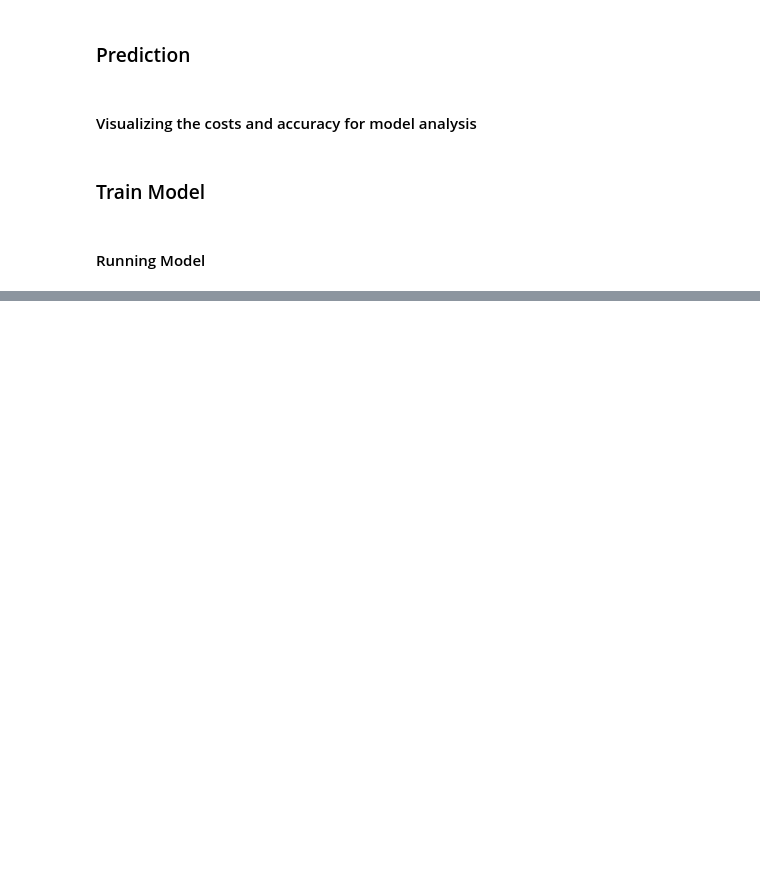
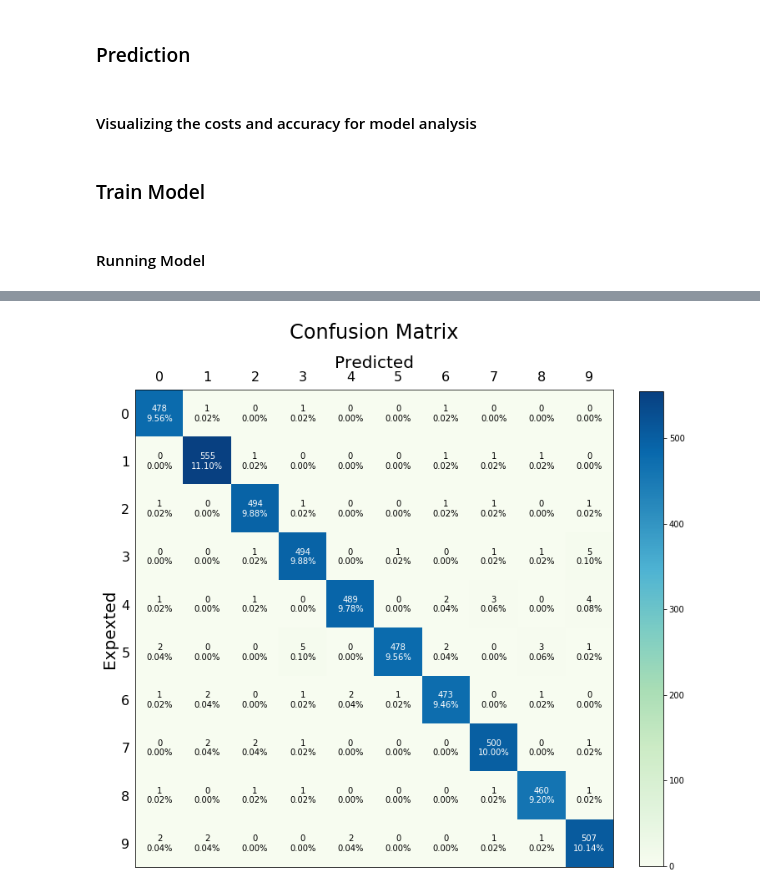
Before and after one commit to kattelsameer/HandWritten-Digit-Recognition-using-Deep-Learning, a Jupyter notebook: 7. Final Model/Final Model.ipynb, the cells around one changed output, grey strips where cells are left out. Cells and saved outputs as stored; diff of their text form; code cells hidden in the pictures; blank space fills up the shorter version.

```diff
--- a/7. Final Model/Final Model.ipynb
+++ b/7. Final Model/Final Model.ipynb
@@ -560,0 +693,4 @@ print("\nError:\t"+str(1-test_acc))
+# %%
+plot_confusion_matrix(cm_test)
+# %% [output]
+[figure, added]
```
Also changed, not shown: parts of 40 cells of this notebook.
